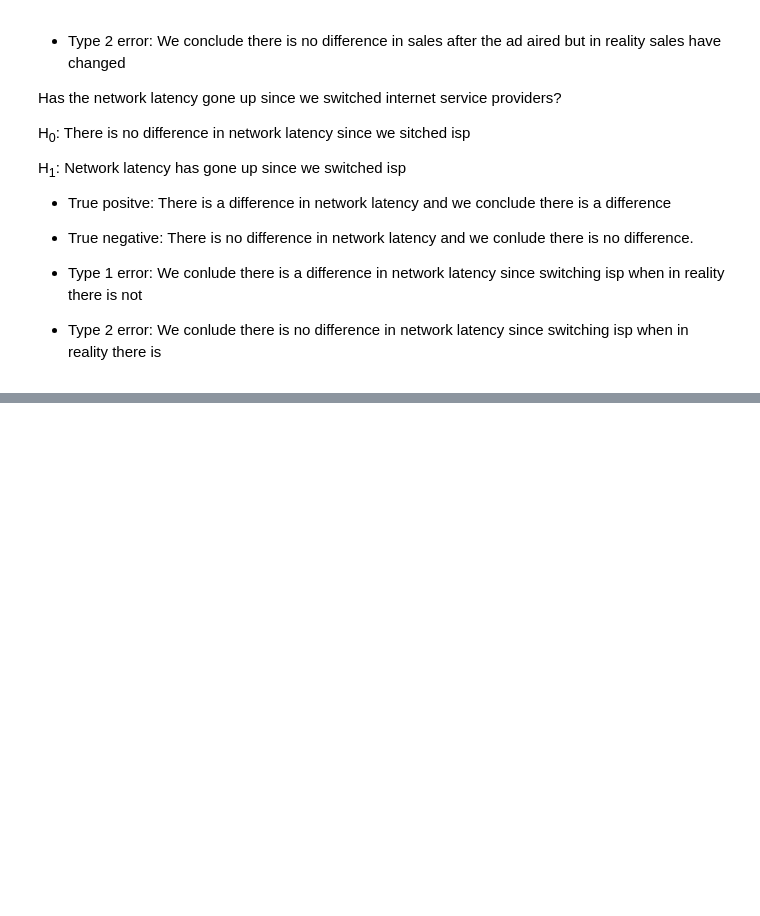
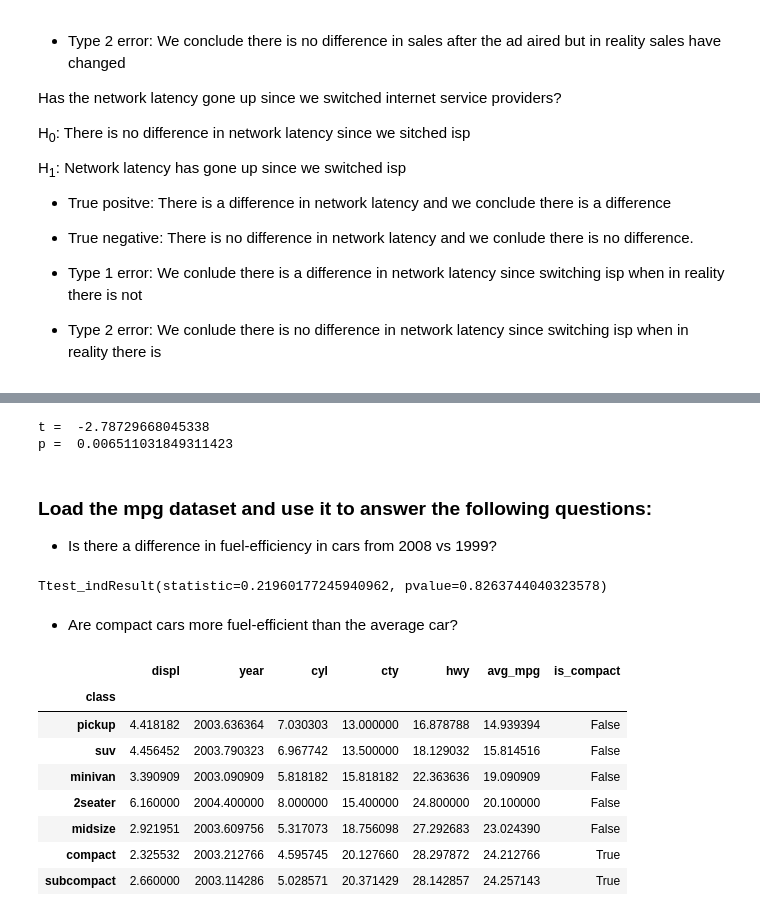
Before and after one commit to davidtenorio1/statistics-exercises, a Jupyter notebook: hypothesis_testing.ipynb, the cells around one changed output, grey strips where cells are left out. Drawn from its saved outputs; the diff is of its cells as text; code cells hidden in the pictures; blank space fills up the shorter version.

```diff
--- a/hypothesis_testing.ipynb
+++ b/hypothesis_testing.ipynb
@@ -55,0 +58,50 @@ H<sub>1</sub>: Network latency has gone up since we switched isp
+# %%
+from math import sqrt
+from scipy import stats
+
+%matplotlib inline
+import matplotlib.pyplot as plt
+import numpy as np
+import pandas as pd
+from pydataset import data
+
+office1 = stats.norm.rvs(loc=90,scale=15,size=40)
+office2 = stats.norm.rvs(loc=100,scale=20,size=50)
+t, p = stats.ttest_ind(office1,office2)
+
+print("t = " , t)
+print('p = ', p)
+# %% [output]
+t =  -2.78729668045338
+p =  0.006511031849311423
+# %% [markdown]
+### Load the mpg dataset and use it to answer the following questions:
+
+- Is there a difference in fuel-efficiency in cars from 2008 vs 1999?
+# %%
+mpg = data('mpg')
+mpg['avg_mpg'] = (mpg.cty + mpg.hwy) / 2
+cars_1999 = mpg[mpg.year == 1999].avg_mpg
+cars_2008 = mpg[mpg.year == 2008].avg_mpg
+stats.ttest_ind(cars_1999,cars_2008)
+# Yes, there's a difference in fuel-efficiency in cars from 2008 vs 1999.
+# %% [output]
+Ttest_indResult(statistic=0.21960177245940962, pvalue=0.8263744040323578)
+# %% [markdown]
+- Are compact cars more fuel-efficient than the average car?
+# %%
+mpg['avg_mpg'] = (mpg.cty + mpg.hwy) / 2
+mpg['is_compact'] = mpg['class'].str.contains('compact')
+stats.ttest_1samp(mpg.is_compact, mpg.avg_mpg.mean())
+mpg.groupby(['class']).mean().sort_values('avg_mpg')
+# Yes, compact cars are more fuel efficient than the average car.
+# %% [output]
+|  | displ | year | cyl | cty | hwy | avg_mpg | is_compact |
+| class |  |  |  |  |  |  |  |
+| pickup | 4.418182 | 2003.636364 | 7.030303 | 13.000000 | 16.878788 | 14.939394 | False |
+| suv | 4.456452 | 2003.790323 | 6.967742 | 13.500000 | 18.129032 | 15.814516 | False |
+| minivan | 3.390909 | 2003.090909 | 5.818182 | 15.818182 | 22.363636 | 19.090909 | False |
+| 2seater | 6.160000 | 2004.400000 | 8.000000 | 15.400000 | 24.800000 | 20.100000 | False |
+| midsize | 2.921951 | 2003.609756 | 5.317073 | 18.756098 | 27.292683 | 23.024390 | False |
+| compact | 2.325532 | 2003.212766 | 4.595745 | 20.127660 | 28.297872 | 24.212766 | True |
+| subcompact | 2.660000 | 2003.114286 | 5.028571 | 20.371429 | 28.142857 | 24.257143 | True |
```
Also changed, not shown: parts of 28 cells of this notebook.
